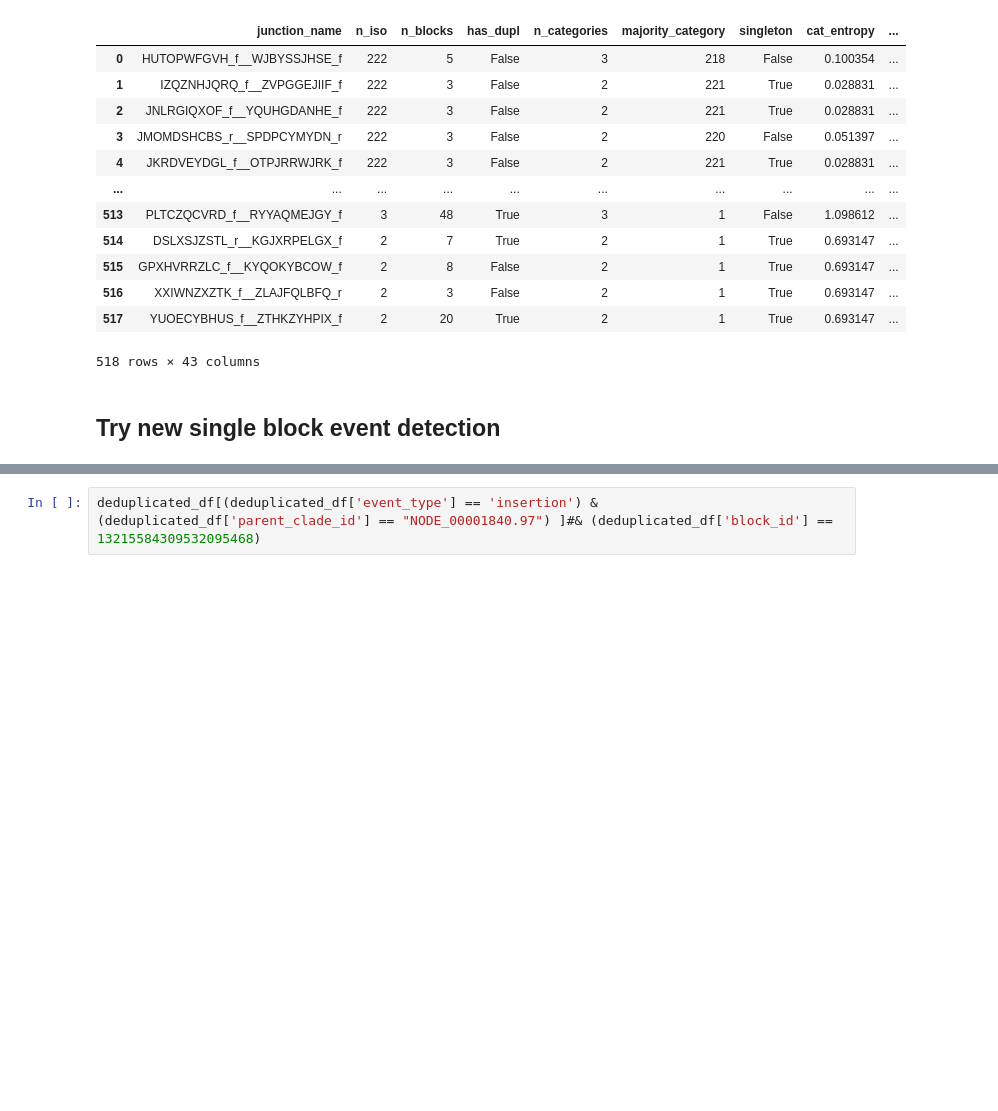
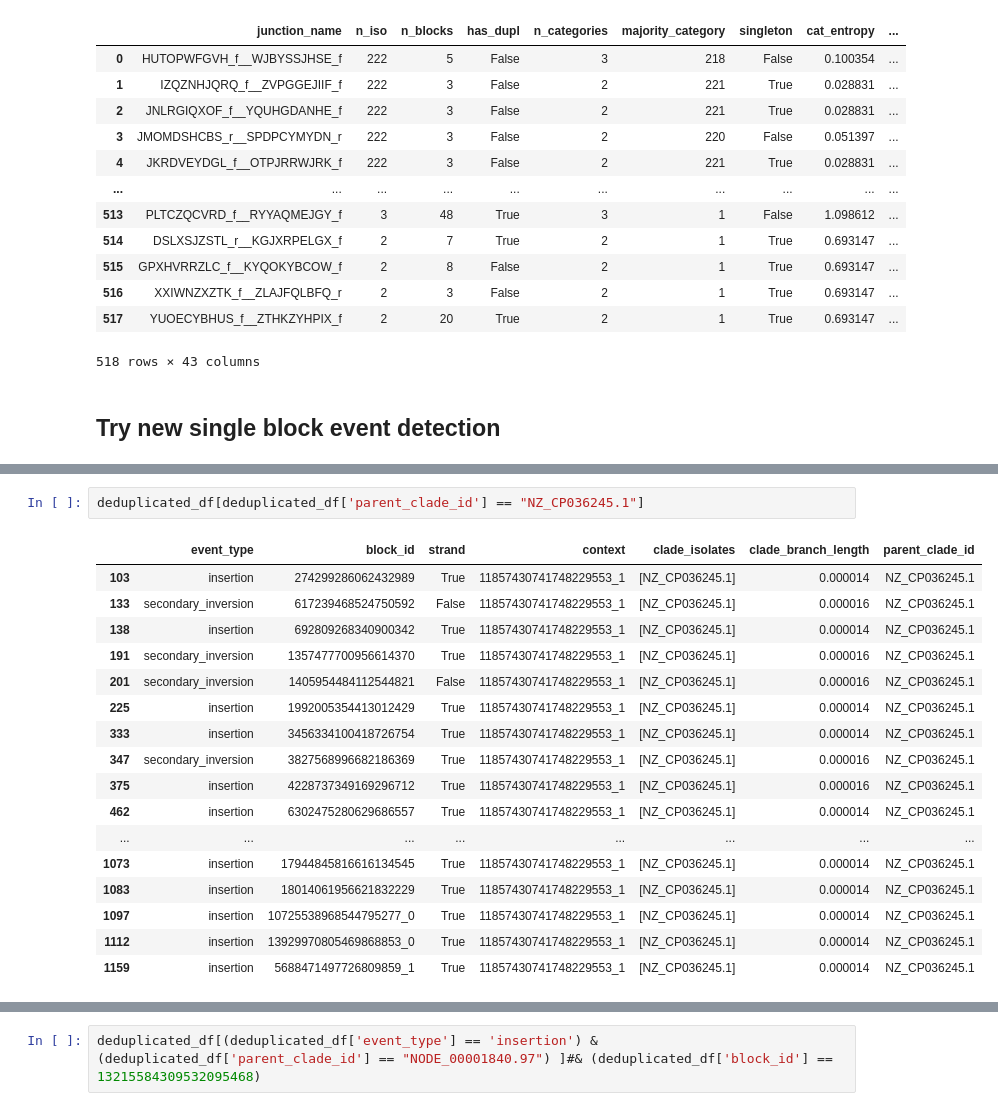
Before and after one commit to marie3003/junction_dataset, a Jupyter notebook: explore/playground_newalgorithm.ipynb, the cells around one changed output, grey strips where cells are left out. Saved outputs shown, nothing was run; the diff lists cells and outputs as text; blank space fills up the shorter version.

```diff
--- a/explore/playground_newalgorithm.ipynb
+++ b/explore/playground_newalgorithm.ipynb
@@ -85,0 +109,20 @@ Warning: alignment file not found, consensus_sequence will be None: ../results/a
+# %%
+deduplicated_df[deduplicated_df['parent_clade_id'] == "NZ_CP036245.1"]
+# %% [output]
+|  | event_type | block_id | strand | context | clade_isolates | clade_branch_length | parent_clade_id |
+| 103 | insertion | 274299286062432989 | True | 11857430741748229553_1 | [NZ_CP036245.1] | 0.000014 | NZ_CP036245.1 |
+| 133 | secondary_inversion | 617239468524750592 | False | 11857430741748229553_1 | [NZ_CP036245.1] | 0.000016 | NZ_CP036245.1 |
+| 138 | insertion | 692809268340900342 | True | 11857430741748229553_1 | [NZ_CP036245.1] | 0.000014 | NZ_CP036245.1 |
+| 191 | secondary_inversion | 1357477700956614370 | True | 11857430741748229553_1 | [NZ_CP036245.1] | 0.000016 | NZ_CP036245.1 |
+| 201 | secondary_inversion | 1405954484112544821 | False | 11857430741748229553_1 | [NZ_CP036245.1] | 0.000016 | NZ_CP036245.1 |
+| 225 | insertion | 1992005354413012429 | True | 11857430741748229553_1 | [NZ_CP036245.1] | 0.000014 | NZ_CP036245.1 |
+| 333 | insertion | 3456334100418726754 | True | 11857430741748229553_1 | [NZ_CP036245.1] | 0.000014 | NZ_CP036245.1 |
+| 347 | secondary_inversion | 3827568996682186369 | True | 11857430741748229553_1 | [NZ_CP036245.1] | 0.000016 | NZ_CP036245.1 |
+| 375 | insertion | 4228737349169296712 | True | 11857430741748229553_1 | [NZ_CP036245.1] | 0.000016 | NZ_CP036245.1 |
+| 462 | insertion | 6302475280629686557 | True | 11857430741748229553_1 | [NZ_CP036245.1] | 0.000014 | NZ_CP036245.1 |
+| ... | ... | ... | ... | ... | ... | ... | ... |
+| 1073 | insertion | 17944845816616134545 | True | 11857430741748229553_1 | [NZ_CP036245.1] | 0.000014 | NZ_CP036245.1 |
+| 1083 | insertion | 18014061956621832229 | True | 11857430741748229553_1 | [NZ_CP036245.1] | 0.000014 | NZ_CP036245.1 |
+| 1097 | insertion | 10725538968544795277_0 | True | 11857430741748229553_1 | [NZ_CP036245.1] | 0.000014 | NZ_CP036245.1 |
+| 1112 | insertion | 13929970805469868853_0 | True | 11857430741748229553_1 | [NZ_CP036245.1] | 0.000014 | NZ_CP036245.1 |
+| 1159 | insertion | 5688471497726809859_1 | True | 11857430741748229553_1 | [NZ_CP036245.1] | 0.000014 | NZ_CP036245.1 |
```
Also changed, not shown: parts of 13 cells of this notebook, 3 other files.
